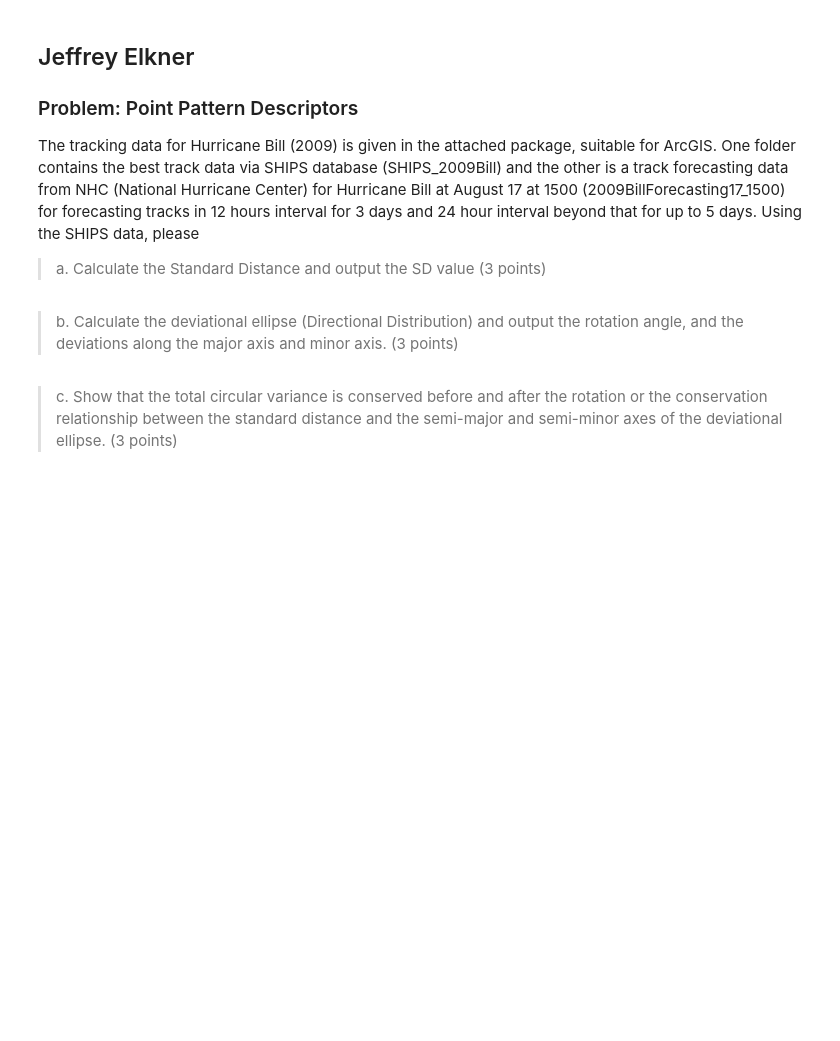
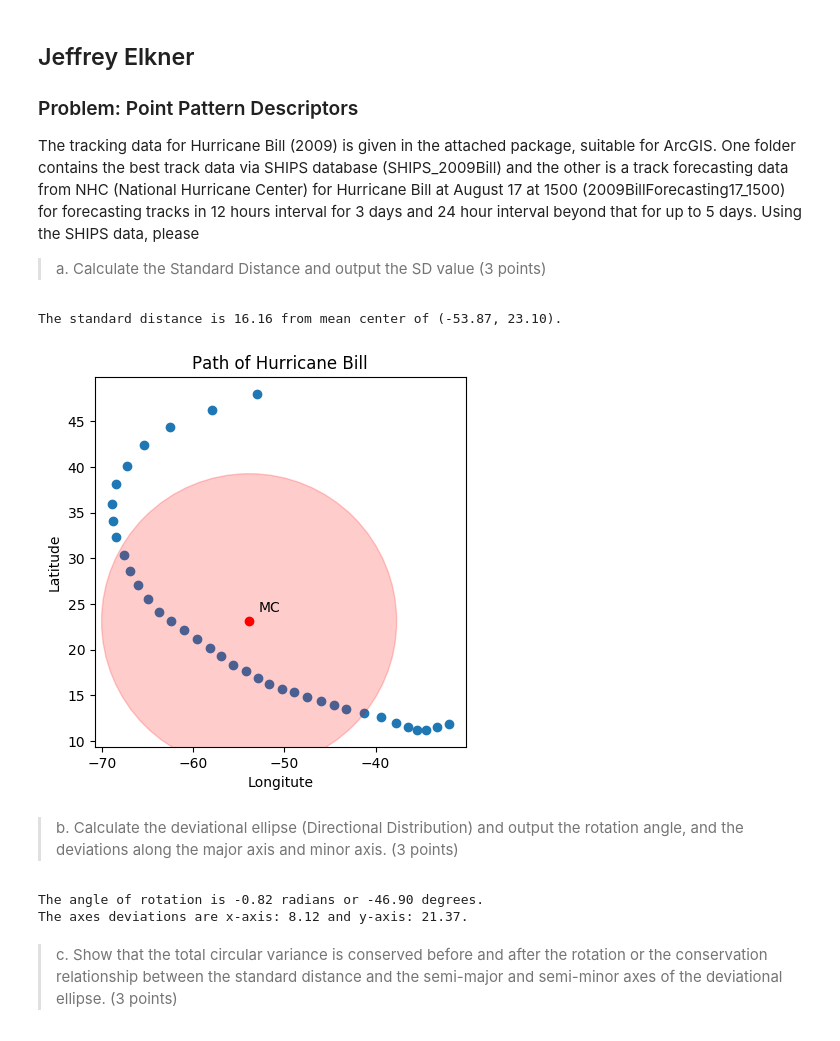
Before and after one commit to jelkner/ggs560, a Jupyter notebook: GGS560 Homework 9.ipynb, the cells around one changed output. Drawn from its saved outputs; the diff is of its cells as text; code cells hidden in the pictures; blank space fills up the shorter version.

```diff
--- a/GGS560 Homework 9.ipynb
+++ b/GGS560 Homework 9.ipynb
@@ -29,34 +29,39 @@ def shape2dataframe(path2shape):
     shpdf = pd.DataFrame(columns=fields, data=records)
 
     #add the coordinate data to a column called "coords"
     shpdf = shpdf.assign(coords=shps)
 
     return shpdf
 
 df = shape2dataframe('Data/SHIPS_2009Bill/SHIPS_2009Bill')
 
 def calc_and_display_standard_distance(df, title=''):
     xs = [point[0][0] for point in df.coords]
     ys = [point[0][1] for point in df.coords]
     cx, cy = mean_center(list(zip(xs, ys)))
     sd = standard_distance(xs, ys)
 
     # Print out the mean center and standard distance
-    s = "The standard distance is {:0.2f} from mean center of ({:0.2f}, {:0.2f})."
+    s = ("The standard distance is {:0.2f} from mean center "
+         "of ({:0.2f}, {:0.2f})."
+        )
     print(s.format(sd, cx, cy))
 
     plt.scatter(xs, ys)
     plt.plot([cx], [cy], 'ro')
     plt.gca().annotate('MC', xy=(cx, cy), xytext=(cx + 1, cy + 1))
     plt.gca().set_aspect('equal')
     circle = plt.Circle((cx, cy), sd, color='red', alpha=0.2)
     plt.gca().add_artist(circle)
     plt.title(title)
     plt.xlabel('Longitute')
     plt.ylabel('Latitude')
     plt.show()
 
 calc_and_display_standard_distance(df, 'Path of Hurricane Bill')
+# %% [output]
+The standard distance is 16.16 from mean center of (-53.87, 23.10).
+[figure, added]
 # %% [markdown]
 > b. Calculate the deviational ellipse (Directional Distribution) and output the rotation angle, and the deviations along the major axis and minor axis. (3 points)
 # %%
@@ -97,11 +102,13 @@ def directional_distribution_analysis(df):
     sin_theta = np.sin(theta)
 
     # Calculate x-axis deviation
-    numeratorSigmaX =  sum([(xps[i] * cos_theta - yps[i] * sin_theta)**2 for i in range(n)])
+    numeratorSigmaX =  sum([(xps[i] * cos_theta -
+                             yps[i] * sin_theta)**2 for i in range(n)])
     SigmaX = 2**0.5 * (numeratorSigmaX / n)**0.5
 
     # Calculate y-axis deviation
-    numeratorSigmaY =  sum([(xps[i] * sin_theta + yps[i] * cos_theta)**2 for i in range(n)])
+    numeratorSigmaY =  sum([(xps[i] * sin_theta +
+                             yps[i] * cos_theta)**2 for i in range(n)])
     SigmaY = 2**0.5 * (numeratorSigmaY / n)**0.5
 
     s = "The axes deviations are x-axis: {:0.2f} and y-axis: {:0.2f}."
@@ -111,6 +118,9 @@ def directional_distribution_analysis(df):
 
 
 xs, ys, cx, cy, xps, yps, SigmaX, SigmaY = directional_distribution_analysis(df)
+# %% [output]
+The angle of rotation is -0.82 radians or -46.90 degrees.
+The axes deviations are x-axis: 8.12 and y-axis: 21.37.
 # %% [markdown]
 > c. Show that the total circular variance is conserved before and after the rotation or the conservation relationship between the standard distance and the semi-major and semi-minor axes of the deviational ellipse. (3 points)
 # %% [markdown]
```
Also changed, not shown: parts of 3 cells of this notebook, 26 other files.
